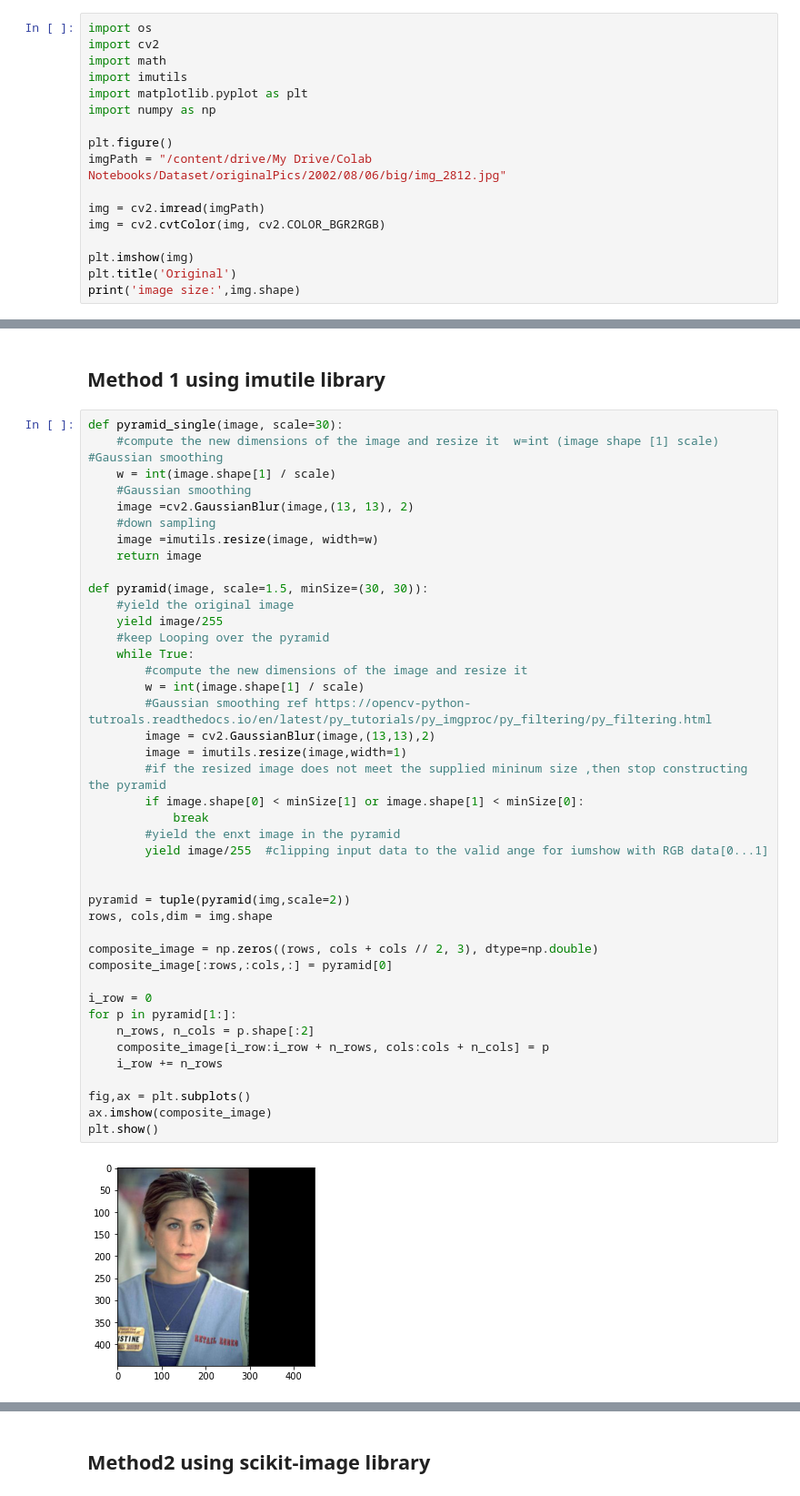
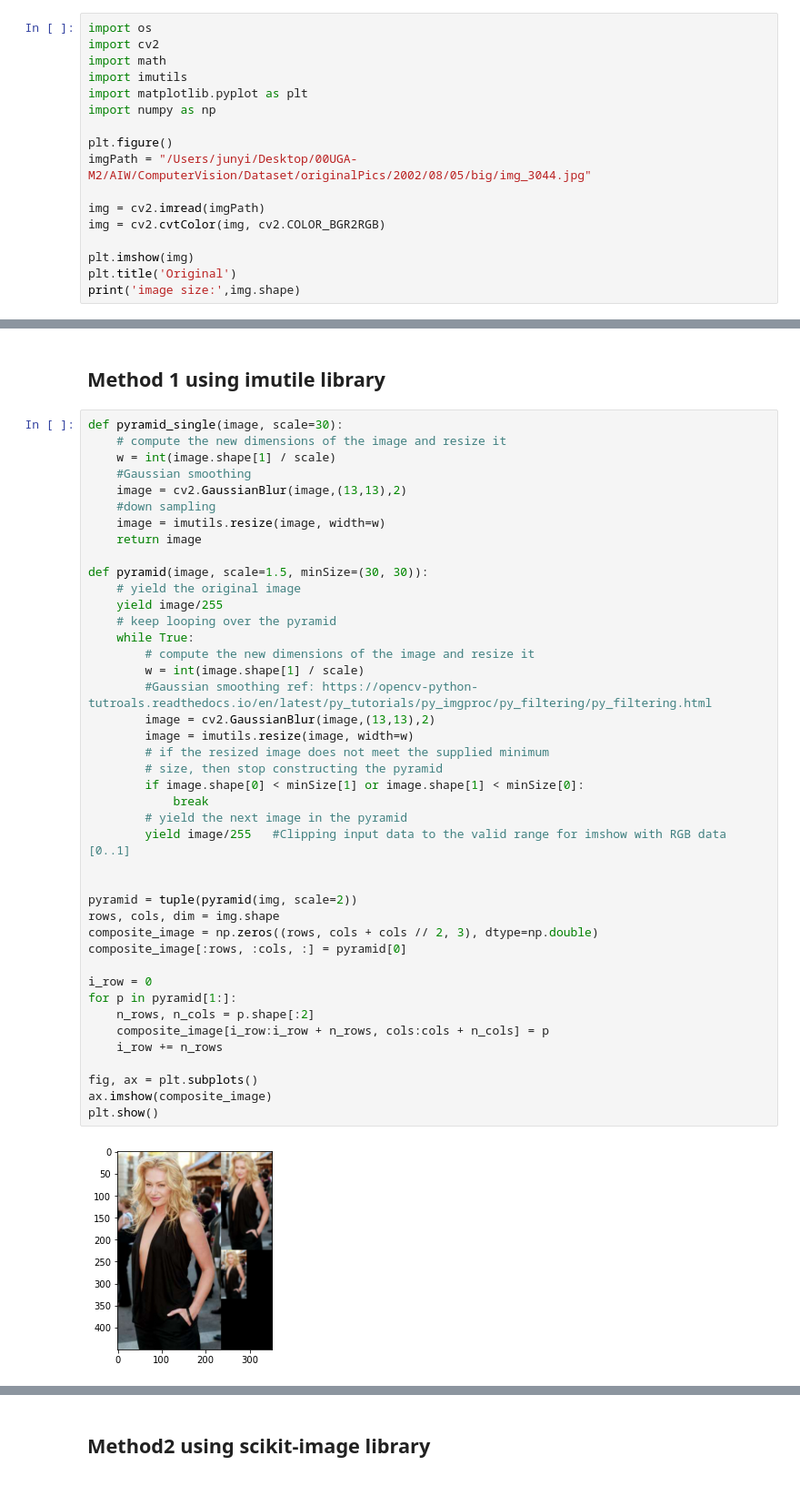
Before and after one commit to bhomaidan1990/Computer_Vision_Labs, a Jupyter notebook: CV_Lab_3.ipynb, the cells around one changed output, grey strips where cells are left out. Shown at 91% size. Drawn from its saved outputs; the diff is of its cells as text.

```diff
--- a/CV_Lab_3.ipynb
+++ b/CV_Lab_3.ipynb
@@ -17,7 +48,7 @@ import matplotlib.pyplot as plt
 import numpy as np
 
 plt.figure()
-imgPath = "/content/drive/My Drive/Colab Notebooks/Dataset/originalPics/2002/08/06/big/img_2812.jpg"
+imgPath = "/Users/junyi/Desktop/00UGA-M2/AIW/ComputerVision/Dataset/originalPics/2002/08/05/big/img_3044.jpg"
 
 img = cv2.imread(imgPath)
 img = cv2.cvtColor(img, cv2.COLOR_BGR2RGB)
@@ -181,45 +228,45 @@ NameError: ignored
 ## Method 1 using imutile library
 # %%
 def pyramid_single(image, scale=30):
-    #compute the new dimensions of the image and resize it  w=int (image shape [1] scale)  #Gaussian smoothing
+    # compute the new dimensions of the image and resize it
     w = int(image.shape[1] / scale)
     #Gaussian smoothing
-    image =cv2.GaussianBlur(image,(13, 13), 2)
+    image = cv2.GaussianBlur(image,(13,13),2)
     #down sampling
-    image =imutils.resize(image, width=w)
+    image = imutils.resize(image, width=w)
     return image
 
 def pyramid(image, scale=1.5, minSize=(30, 30)):
-    #yield the original image
+    # yield the original image
     yield image/255
-    #keep Looping over the pyramid
+    # keep looping over the pyramid
     while True:
-        #compute the new dimensions of the image and resize it
+        # compute the new dimensions of the image and resize it
         w = int(image.shape[1] / scale)
-        #Gaussian smoothing ref https://opencv-python-tutroals.readthedocs.io/en/latest/py_tutorials/py_imgproc/py_filtering/py_filtering.html
+        #Gaussian smoothing ref: https://opencv-python-tutroals.readthedocs.io/en/latest/py_tutorials/py_imgproc/py_filtering/py_filtering.html
         image = cv2.GaussianBlur(image,(13,13),2)
-        image = imutils.resize(image,width=1)
-        #if the resized image does not meet the supplied mininum size ,then stop constructing the pyramid
+        image = imutils.resize(image, width=w)
+        # if the resized image does not meet the supplied minimum
+        # size, then stop constructing the pyramid
         if image.shape[0] < minSize[1] or image.shape[1] < minSize[0]:
             break
-        #yield the enxt image in the pyramid
-        yield image/255  #clipping input data to the valid ange for iumshow with RGB data[0...1]
+        # yield the next image in the pyramid
+        yield image/255   #Clipping input data to the valid range for imshow with RGB data [0..1]
 
 
-pyramid = tuple(pyramid(img,scale=2))
-rows, cols,dim = img.shape
-
+pyramid = tuple(pyramid(img, scale=2))
+rows, cols, dim = img.shape
 composite_image = np.zeros((rows, cols + cols // 2, 3), dtype=np.double)
-composite_image[:rows,:cols,:] = pyramid[0]
+composite_image[:rows, :cols, :] = pyramid[0]
 
 i_row = 0
 for p in pyramid[1:]:
     n_rows, n_cols = p.shape[:2]
     composite_image[i_row:i_row + n_rows, cols:cols + n_cols] = p
     i_row += n_rows
 
-fig,ax = plt.subplots()
+fig, ax = plt.subplots()
 ax.imshow(composite_image)
 plt.show()
 # %% [output]
-[figure, old version]
+[figure, new version]
```
Also changed, not shown: parts of 12 cells of this notebook.
